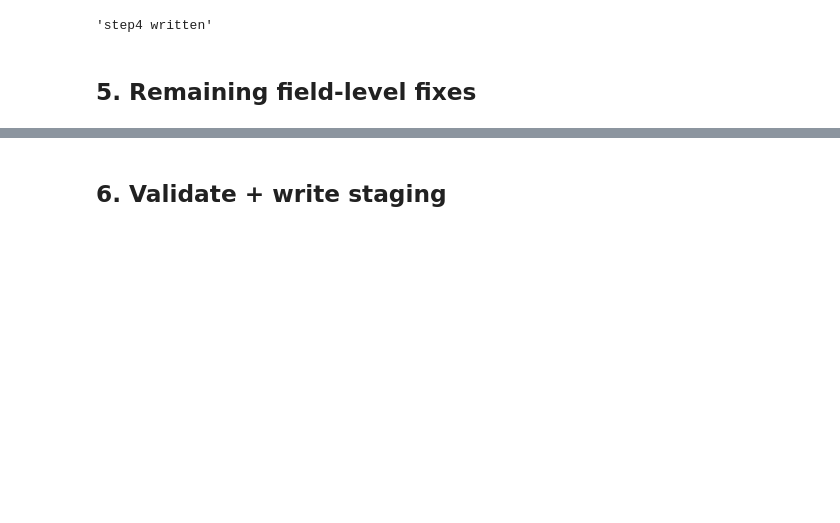
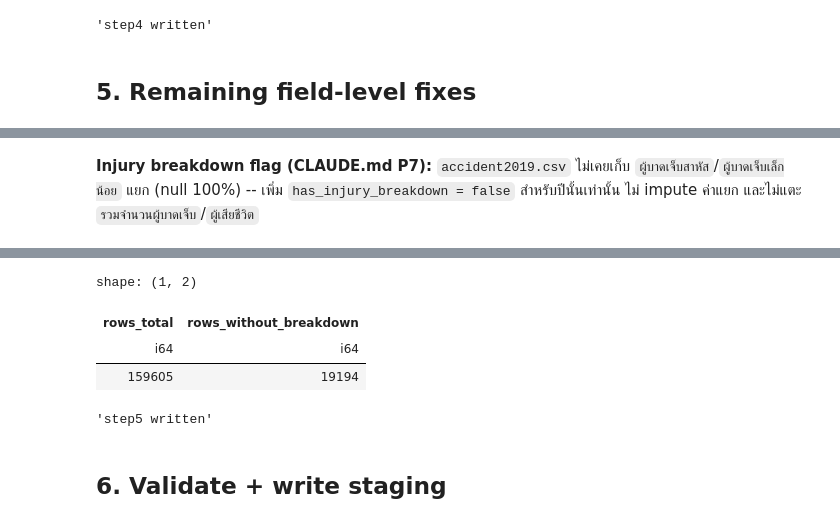
Before and after one commit to PhidPhew/car-insurance-accident-analysis, a Jupyter notebook: notebooks/02_data_cleaning.ipynb, the cells around one changed output, grey strips where cells are left out. Drawn from its saved outputs; the diff is of its cells as text; code cells hidden in the pictures; blank space fills up the shorter version.

```diff
--- a/notebooks/02_data_cleaning.ipynb
+++ b/notebooks/02_data_cleaning.ipynb
@@ -663,0 +768,27 @@ accidents_step4.write_parquet(settings.staging_dir / "accidents.parquet")
+# %% [markdown]
+**Injury breakdown flag (CLAUDE.md P7):** `accident2019.csv` ไม่เคยเก็บ
+`ผู้บาดเจ็บสาหัส`/`ผู้บาดเจ็บเล็กน้อย` แยก (null 100%) -- เพิ่ม `has_injury_breakdown = false`
+สำหรับปีนั้นเท่านั้น ไม่ impute ค่าแยก และไม่แตะ `รวมจำนวนผู้บาดเจ็บ`/`ผู้เสียชีวิต`
+# %%
+accidents_step5, injury_log = add_injury_breakdown_flag(accidents_time)
+
+cleaning_log.append(
+    CleaningLogEntry(
+        "5_injury_breakdown_flag",
+        "add_injury_breakdown_flag",
+        injury_log.rows_total,
+        injury_log.rows_without_breakdown,
+        f"has_injury_breakdown=false for {injury_log.rows_without_breakdown} rows "
+        "(accident2019.csv)",
+    )
+)
+
+pl.DataFrame(
+    [
+        {
+            "rows_total": injury_log.rows_total,
+            "rows_without_breakdown": injury_log.rows_without_breakdown,
+        }
+    ]
+)
+# %% [output]
@@ -664,2 +796,11 @@ accidents_step4.write_parquet(settings.staging_dir / "accidents.parquet")
+shape: (1, 2)
+| rows_total | rows_without_breakdown |
+| i64 | i64 |
+| 159605 | 19194 |
+# %%
+accidents_step5.write_parquet(settings.staging_dir / "accidents.parquet")
+"step5 written"
+# %% [output]
+'step5 written'
 # %% [markdown]
 ## 6. Validate + write staging
```
Also changed, not shown: parts of 14 cells of this notebook, 2 other files.
